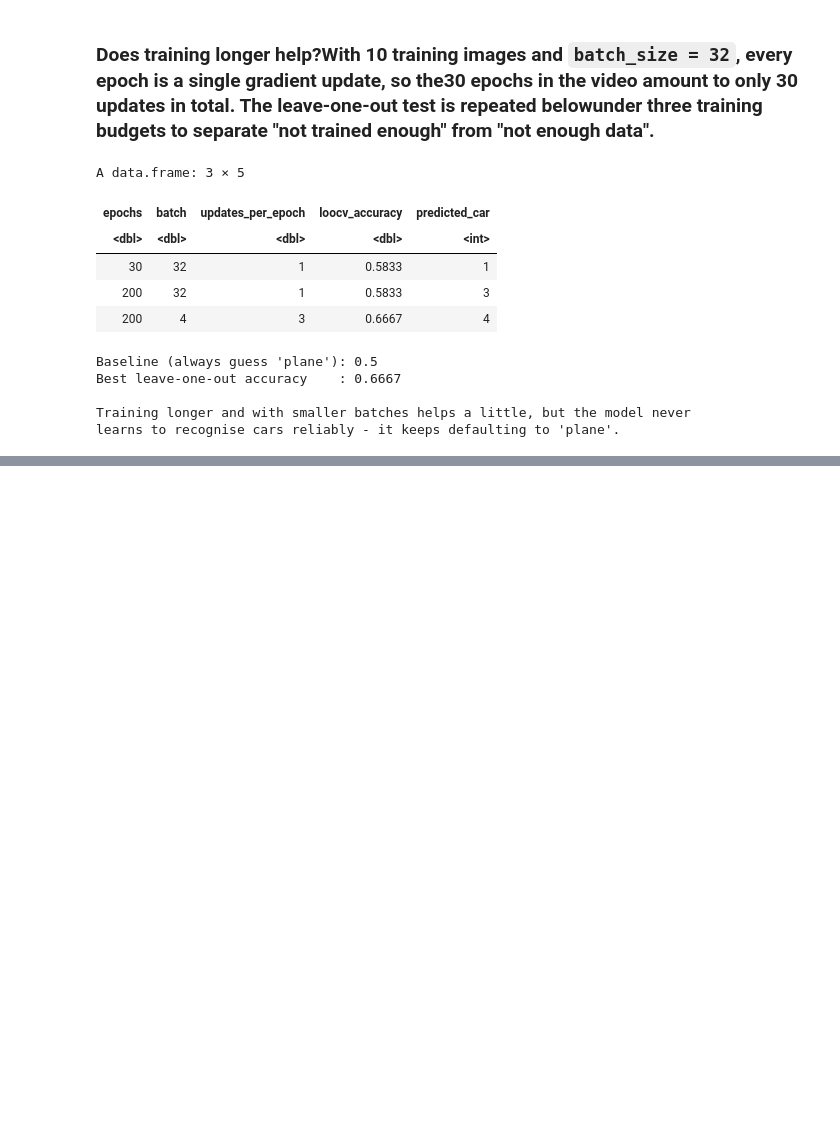
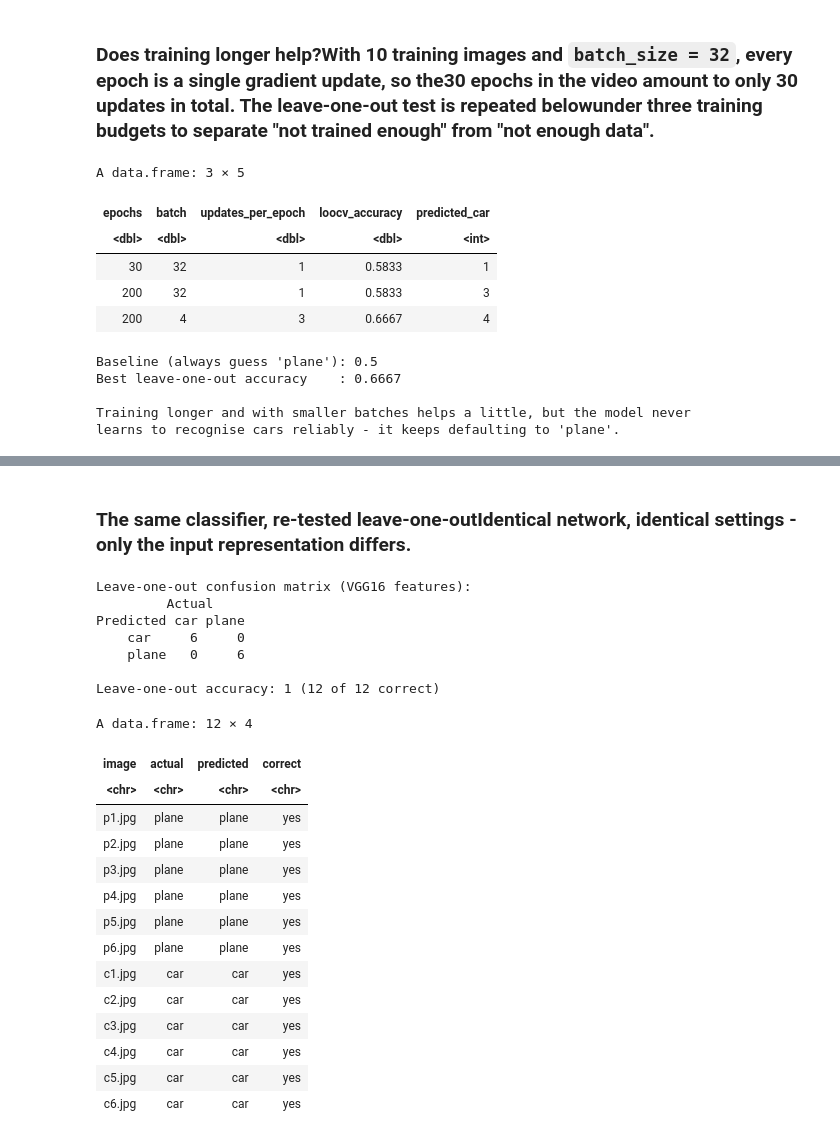
Before and after one commit to Swaroop192005/23102A0001_R-Programming, a Jupyter notebook: Mini_Project/R_Mini_Project_Image_Classification_Keras_23102A0001.ipynb, the cells around one changed output, grey strips where cells are left out. Drawn from its saved outputs; the diff is of its cells as text; code cells hidden in the pictures; blank space fills up the shorter version.

```diff
--- a/Mini_Project/R_Mini_Project_Image_Classification_Keras_23102A0001.ipynb
+++ b/Mini_Project/R_Mini_Project_Image_Classification_Keras_23102A0001.ipynb
@@ -636,0 +670,42 @@ baseline**, not 100%.
+# %% [markdown]
+### The same classifier, re-tested leave-one-outIdentical network, identical settings - only the input representation differs.
+# %%
+loo_feat <- integer(12)
+for (i in 1:12) {
+  m <- fit_model(feat[-i, , drop = FALSE], to_categorical(ally[-i]), seed = 300 + i)
+  loo_feat[i] <- max.col(predict(m, feat[i, , drop = FALSE], verbose = 0)) - 1
+}
+
+cat("Leave-one-out confusion matrix (VGG16 features):\n")
+print(table(Predicted = ifelse(loo_feat == 0, "plane", "car"),
+            Actual    = ifelse(ally     == 0, "plane", "car")))
+cat("\nLeave-one-out accuracy:", round(mean(loo_feat == ally), 4),
+    sprintf("(%d of 12 correct)\n", sum(loo_feat == ally)))
+
+data.frame(image = pix,
+           actual    = ifelse(ally     == 0, "plane", "car"),
+           predicted = ifelse(loo_feat == 0, "plane", "car"),
+           correct   = ifelse(loo_feat == ally, "yes", "NO"))
+# %% [output]
+Leave-one-out confusion matrix (VGG16 features):
+         Actual
+Predicted car plane
+    car     6     0
+    plane   0     6
+
+Leave-one-out accuracy: 1 (12 of 12 correct)
+A data.frame: 12 × 4
+| image | actual | predicted | correct |
+| <chr> | <chr> | <chr> | <chr> |
+| p1.jpg | plane | plane | yes |
+| p2.jpg | plane | plane | yes |
+| p3.jpg | plane | plane | yes |
+| p4.jpg | plane | plane | yes |
+| p5.jpg | plane | plane | yes |
+| p6.jpg | plane | plane | yes |
+| c1.jpg | car | car | yes |
+| c2.jpg | car | car | yes |
+| c3.jpg | car | car | yes |
+| c4.jpg | car | car | yes |
+| c5.jpg | car | car | yes |
+| c6.jpg | car | car | yes |
```
Also changed, not shown: parts of 15 cells of this notebook, 1 other file.
